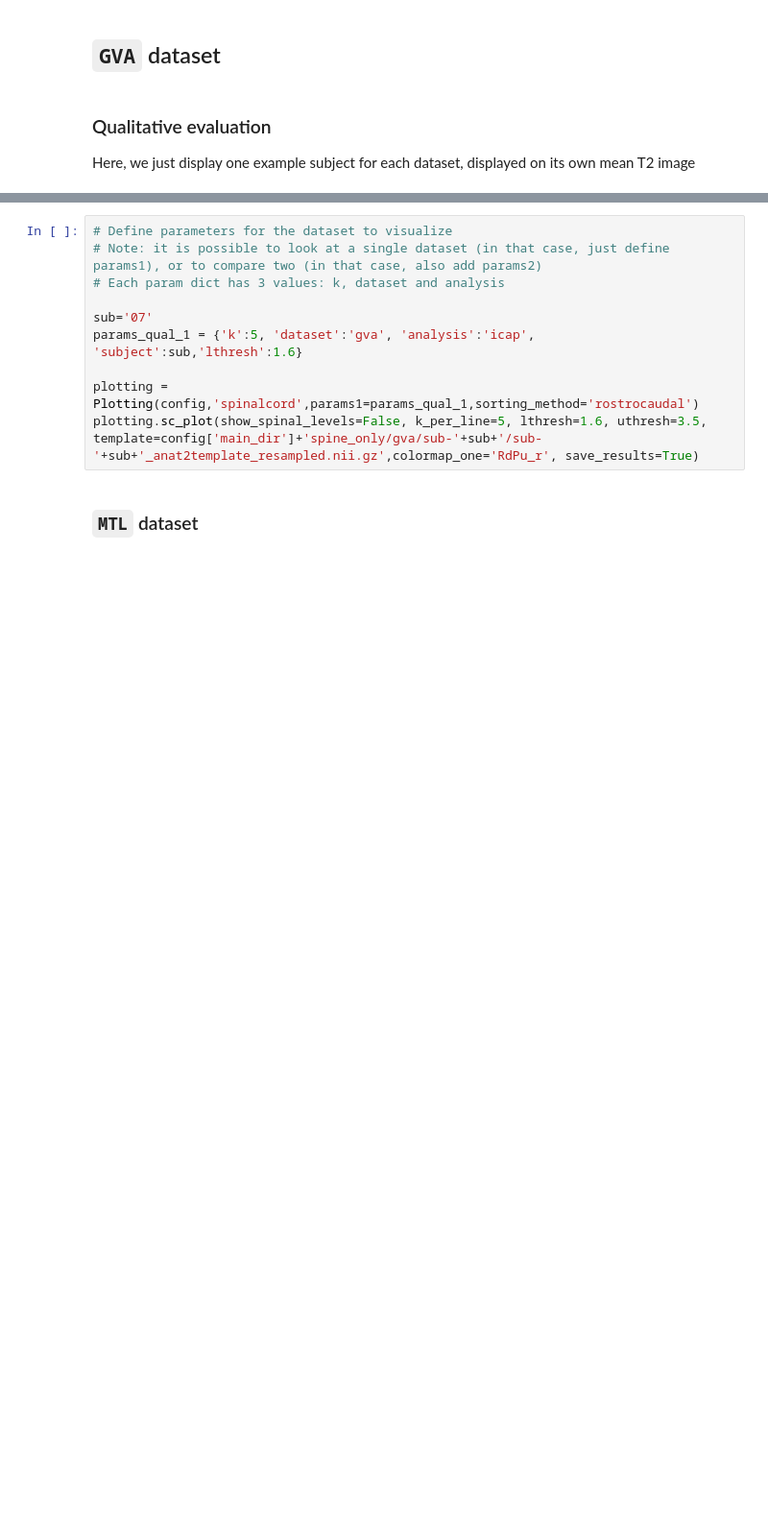
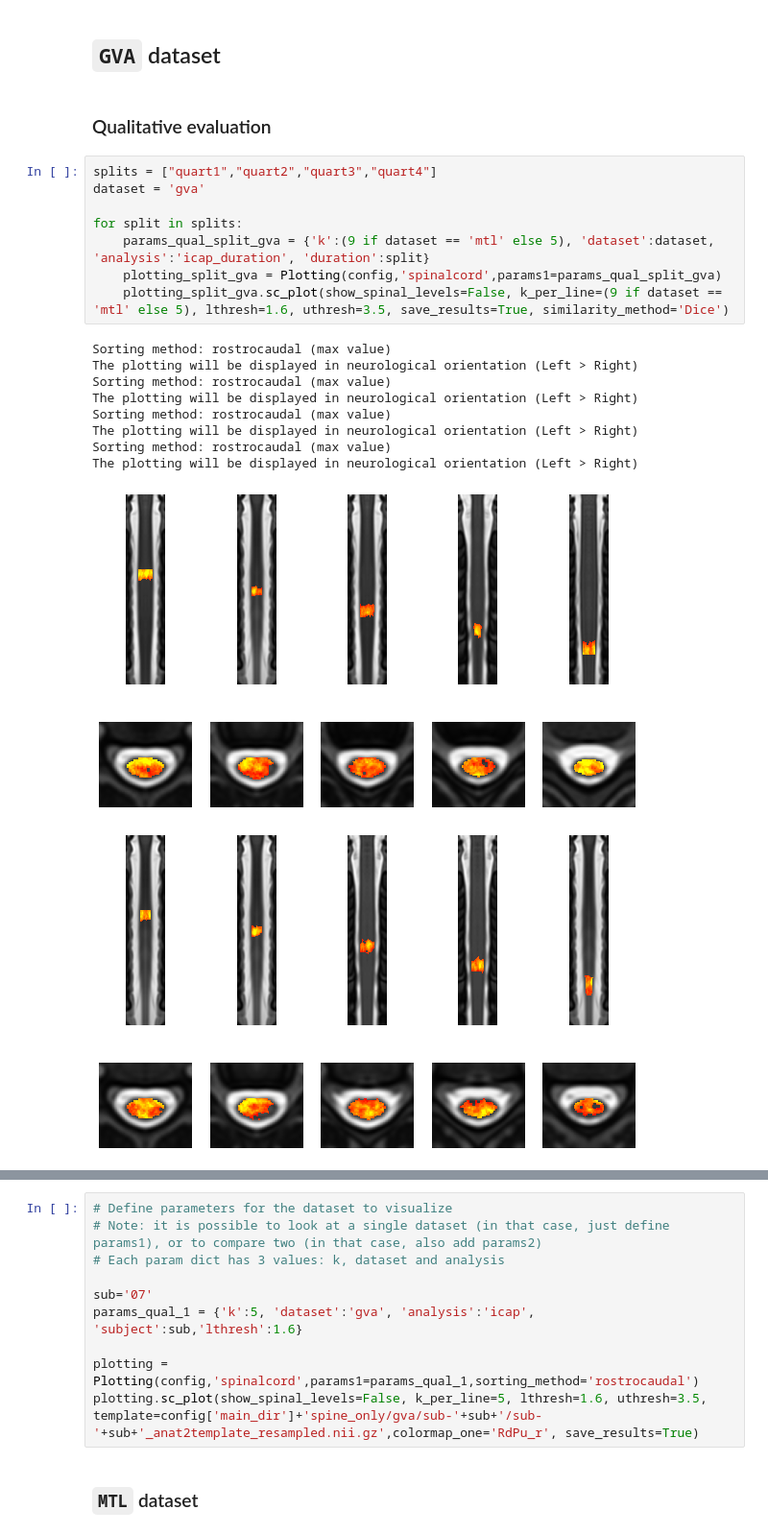
Before and after one commit to NawalK/hc_project_analyses, a Jupyter notebook: notebook/analysis_spine_only_paper.ipynb, the cells around one changed output, grey strips where cells are left out. Shown at 96% size. Drawn from its saved outputs; the diff is of its cells as text; blank space fills up the shorter version.

Commit message:
adding splits to paper notebook

```diff
--- a/notebook/analysis_spine_only_paper.ipynb
+++ b/notebook/analysis_spine_only_paper.ipynb
@@ -249,5 +252,23 @@ spine_analysis_replicability_icap.spatial_similarity(k1=5,k2=9,similarity_method
 # %% [markdown]
 ## `GVA` dataset
-# %% [markdown]
-### Qualitative evaluation
-Here, we just display one example subject for each dataset, displayed on its own mean T2 image
+# %% [markdown]
+### Qualitative evaluation
+# %%
+splits = ["quart1","quart2","quart3","quart4"]
+dataset = 'gva'
+
+for split in splits:
+    params_qual_split_gva = {'k':(9 if dataset == 'mtl' else 5), 'dataset':dataset, 'analysis':'icap_duration', 'duration':split}
+    plotting_split_gva = Plotting(config,'spinalcord',params1=params_qual_split_gva)
+    plotting_split_gva.sc_plot(show_spinal_levels=False, k_per_line=(9 if dataset == 'mtl' else 5), lthresh=1.6, uthresh=3.5, save_results=True, similarity_method='Dice')
+# %% [output]
+Sorting method: rostrocaudal (max value)
+The plotting will be displayed in neurological orientation (Left > Right)
+Sorting method: rostrocaudal (max value)
+The plotting will be displayed in neurological orientation (Left > Right)
+Sorting method: rostrocaudal (max value)
+The plotting will be displayed in neurological orientation (Left > Right)
+Sorting method: rostrocaudal (max value)
+The plotting will be displayed in neurological orientation (Left > Right)
+[figure, added]
+[figure, added]
```
Also changed, not shown: parts of 19 cells of this notebook.
